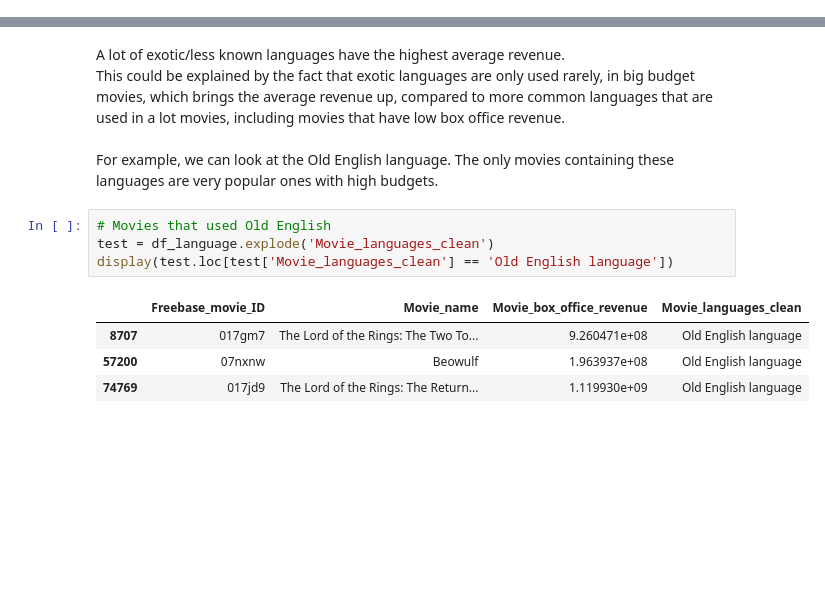
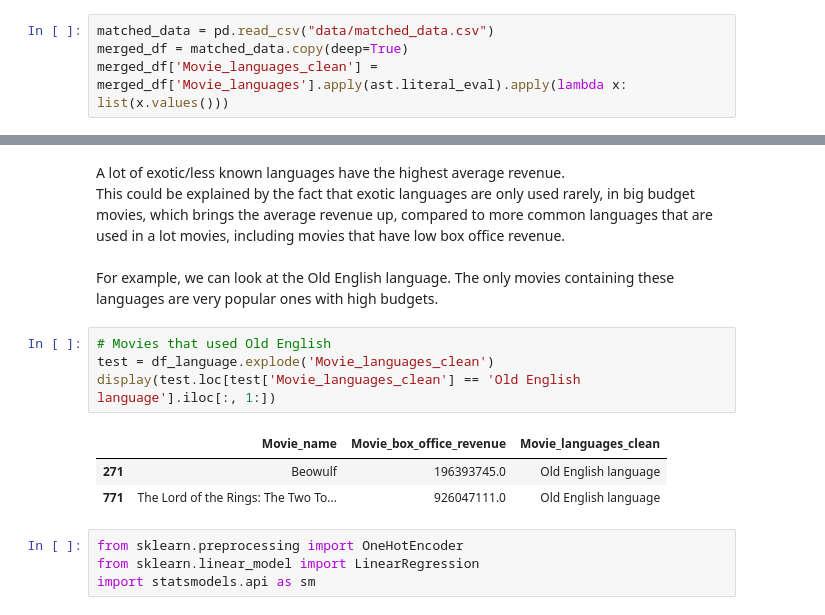
Before and after one commit to epfl-ada/ada-2023-project-pandalysts, a Jupyter notebook: init_pipeline.ipynb, the cells around one changed output, grey strips where cells are left out. Cells and saved outputs as stored; diff of their text form; blank space fills up the shorter version.

```diff
--- a/init_pipeline.ipynb
+++ b/init_pipeline.ipynb
@@ -162,0 +271,4 @@ display(merged_df.loc[merged_df['Movie_name'] == 'Coming to America'])
+# %%
+matched_data = pd.read_csv("data/matched_data.csv")
+merged_df = matched_data.copy(deep=True)
+merged_df['Movie_languages_clean'] = merged_df['Movie_languages'].apply(ast.literal_eval).apply(lambda x: list(x.values()))
@@ -241,10 +374,13 @@ For example, we can look at the Old English language. The only movies containing
 # %%
 # Movies that used Old English
 test = df_language.explode('Movie_languages_clean')
-display(test.loc[test['Movie_languages_clean'] == 'Old English language'])
+display(test.loc[test['Movie_languages_clean'] == 'Old English language'].iloc[:, 1:])
 # %% [output]
-|  | Freebase_movie_ID | Movie_name | Movie_box_office_revenue | Movie_languages_clean |
-| 8707 | 017gm7 | The Lord of the Rings: The Two To... | 9.260471e+08 | Old English language |
-| 57200 | 07nxnw | Beowulf | 1.963937e+08 | Old English language |
-| 74769 | 017jd9 | The Lord of the Rings: The Return... | 1.119930e+09 | Old English language |
+|  | Movie_name | Movie_box_office_revenue | Movie_languages_clean |
+| 271 | Beowulf | 196393745.0 | Old English language |
+| 771 | The Lord of the Rings: The Two To... | 926047111.0 | Old English language |
+# %%
+from sklearn.preprocessing import OneHotEncoder
+from sklearn.linear_model import LinearRegression
+import statsmodels.api as sm
 # %%
```
Also changed, not shown: parts of 21 cells of this notebook.
